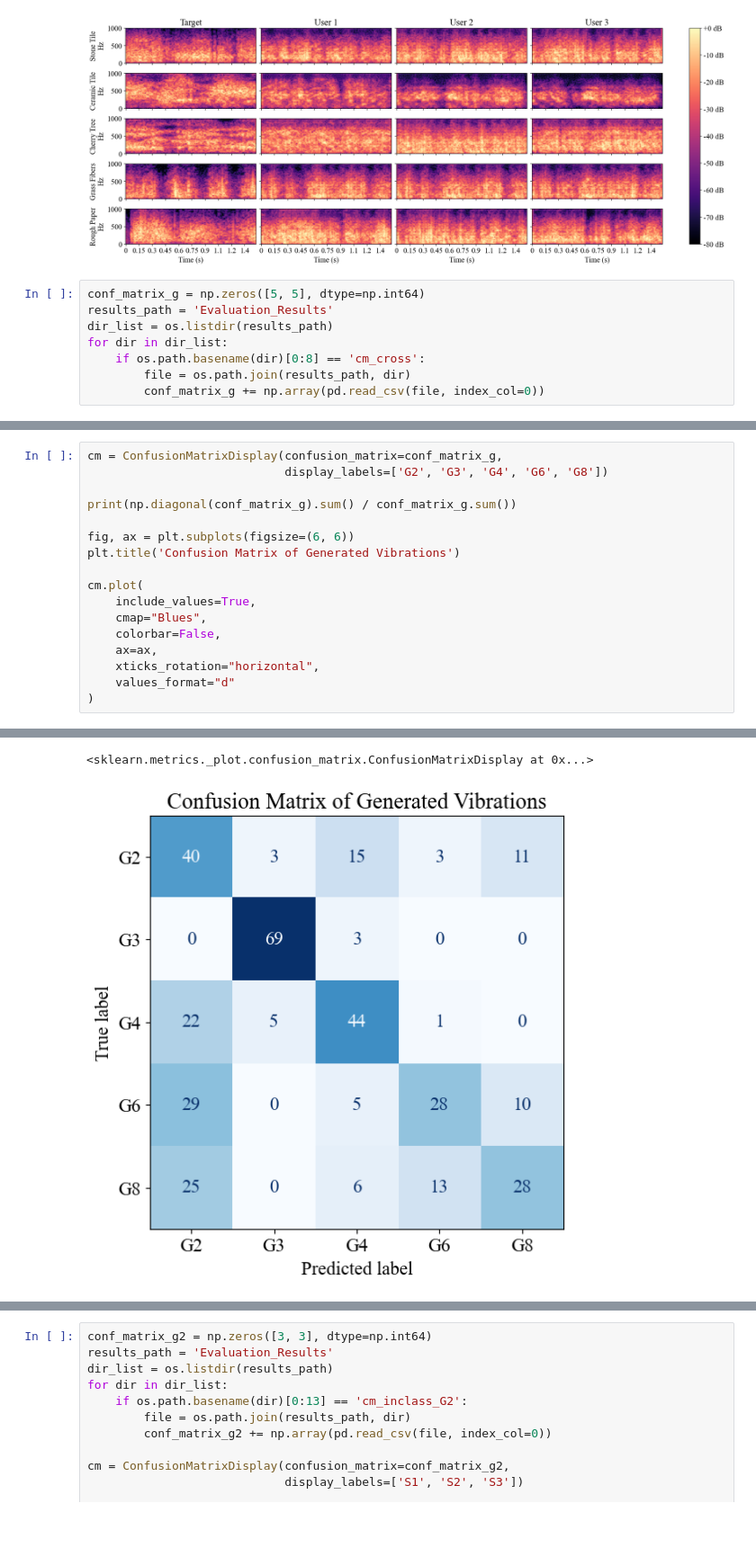
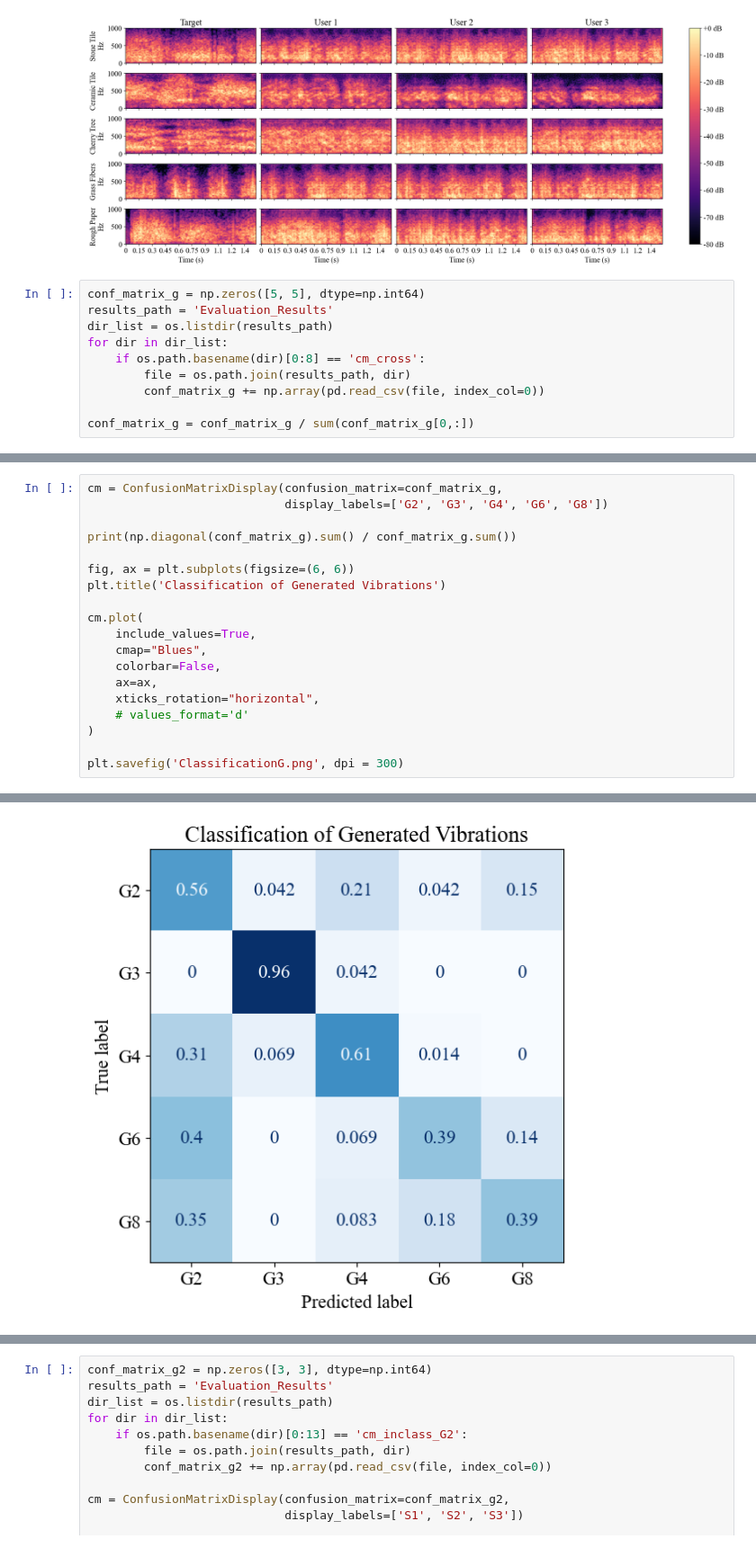
Before and after one commit to shinolab/vibrotactile-autoencoder, a Jupyter notebook: result_analysis.ipynb, the cells around one changed output, grey strips where cells are left out. Shown at 90% size. Cells and saved outputs as stored; diff of their text form; blank space fills up the shorter version.

```diff
--- a/result_analysis.ipynb
+++ b/result_analysis.ipynb
@@ -80,6 +80,8 @@ for dir in dir_list:
     if os.path.basename(dir)[0:8] == 'cm_cross':
         file = os.path.join(results_path, dir)
         conf_matrix_g += np.array(pd.read_csv(file, index_col=0))
+
+conf_matrix_g = conf_matrix_g / sum(conf_matrix_g[0,:])
 # %%
 conf_matrix_r = np.zeros([5, 5], dtype=np.int64)
 results_path = 'Evaluation_Results'
@@ -95,7 +99,7 @@ cm = ConfusionMatrixDisplay(confusion_matrix=conf_matrix_g,
 print(np.diagonal(conf_matrix_g).sum() / conf_matrix_g.sum())
 
 fig, ax = plt.subplots(figsize=(6, 6))
-plt.title('Confusion Matrix of Generated Vibrations')
+plt.title('Classification of Generated Vibrations')
 
 cm.plot(
     include_values=True,
@@ -103,6 +107,8 @@ cm.plot(
     colorbar=False,
     ax=ax,
     xticks_rotation="horizontal",
-    values_format="d"
+    # values_format='d'
 )
+
+plt.savefig('ClassificationG.png', dpi = 300)
 # %% [output]
@@ -110,5 +116,4 @@ cm.plot(
-<sklearn.metrics._plot.confusion_matrix.ConfusionMatrixDisplay at 0x...>
-[figure, old version]
+[figure, new version]
 # %%
 cm = ConfusionMatrixDisplay(confusion_matrix=conf_matrix_r,
                             display_labels=['G2', 'G3', 'G4', 'G6', 'G8'])
```
Also changed, not shown: parts of 3 cells of this notebook.
